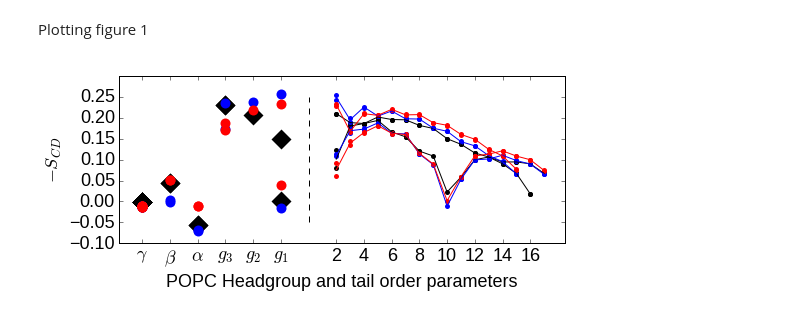
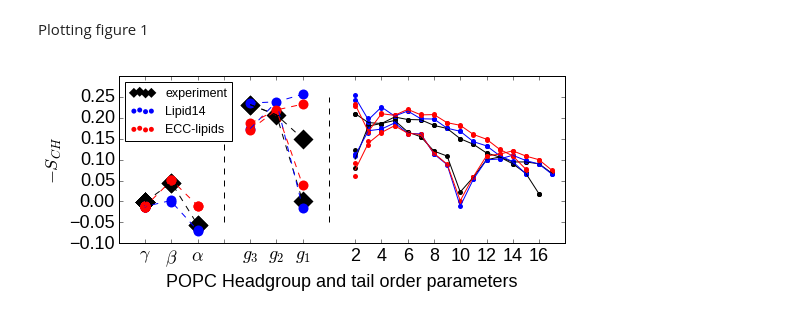
Before and after one commit to ohsOllila/NMRlipids_VI-NewIonModel, a Jupyter notebook: Fig/ipython_nb/Plot_OPs_ECCLipid17_q80_sig89.ipynb, the cells around one changed output. Cells and saved outputs as stored; diff of their text form; code cells hidden in the pictures.

Commit message:
Order parameters plot updated -- added connecting lines and separators

```diff
--- a/Fig/ipython_nb/Plot_OPs_ECCLipid17_q80_sig89.ipynb
+++ b/Fig/ipython_nb/Plot_OPs_ECCLipid17_q80_sig89.ipynb
@@ -26,7 +26,7 @@ for fname in fnames:
 # %%
 # define mapping for ordering of my OP labels
 def popc_order(s):
-    groups = ('gamma', 'beta', 'alpha', 'g3', 'g2', 'g1') #, 'palmitoyl', 'oleoyl')
+    groups = ('gamma', 'beta', 'alpha', '--space--', 'g3', 'g2', 'g1') #, 'palmitoyl', 'oleoyl')
     if not s.startswith(groups):
         return 2*len(groups)
     else:
@@ -39,7 +39,7 @@ ax_x_labels = refmodel.keys()
 ax_x_labels.sort()
 ax_x_labels = sorted(ax_x_labels, key=popc_order)
 
-xlabels = (r'$\gamma$', r'$\beta$', r'$\alpha$', r'$g_3$', r'$g_2$', r'$g_1$')
+xlabels = (r'$\gamma$', r'$\beta$', r'$\alpha$', '', r'$g_3$', r'$g_2$', r'$g_1$')
 # %% [markdown]
 Plotting figure 1
 # %%
@@ -53,7 +53,8 @@ matplotlib.rc('font', **font)
 fig, ax = plt.subplots(nrows=1, ncols=1, sharex="all", figsize=[8,3], dpi=200)
 # add some text for labels, title and axes ticks
 ax.set_xlabel(r'POPC Headgroup and tail order parameters')
-ax.set_ylabel(r'$-S_{CD}$')
+ax.set_ylabel(r'$-S_{CH}$')
+ax.set_xlim([-2,32])
 ax.set_ylim([-0.1,0.3])
 r1 = range(0, 2*len(xlabels), 2)
 r2 = range(2*len(xlabels)+2, 2*len(xlabels)+18, 2)
@@ -63,11 +64,14 @@ xlabelsl = list(xlabels)
 xlabelsl.extend(range(2, 18, 2))
 ax.set_xticklabels(xlabelsl, rotation=0)
 
-legends = ['experiment', 'Lipid14, TIP3p', r'ECC-lipids 17, OPC3', r'ECC-lipids 17, OPC4', r'ECC-lipids 17, SPC/E'] #, 'scaled Oxy. sigmas 0.90 0mM', 'scaled OCH headgr. sigmas 0.94 0mM',
+legends = ['experiment', 'Lipid14', r'ECC-lipids', r'ECC-lipids 17, OPC4', r'ECC-lipids 17, SPC/E'] #, 'scaled Oxy. sigmas 0.90 0mM', 'scaled OCH headgr. sigmas 0.94 0mM',
            #'scaled 0.75 Oxy. sigmas 0.90 0mM', 'scaled 0.75 Oxy. sigmas 0.90 0mM NpAT']
 colours = ['black', 'blue',  'red',  '#DE4578',  '#BB5487']  # zip() truncates the to the shortest list
 
 for (model, legend, colour) in zip(models, legends, colours):
+    choline_ops = []
+    glyc_ops_a = []
+    glyc_ops_b = []
     if "exper" in legend:
         point_marker = "D"
         point_size = 200
@@ -81,9 +85,20 @@ for (model, legend, colour) in zip(models, legends, colours):
             point_label = ""
         if label in model.keys() and not (label.startswith("ole") or label.startswith("palm")):
             ax.scatter(popc_order(label), -float(model[label].avg), marker=point_marker, c=colour, s=point_size, lw=0, label=point_label)
+            if label.startswith(('gamma', 'beta', 'alpha')):
+                choline_ops.append([popc_order(label), -float(model[label].avg)])
+            if label.startswith(('g3', 'g2', 'g1')):
+                if label.endswith('_1'):
+                    glyc_ops_a.append([popc_order(label), -float(model[label].avg)])
+                if label.endswith('_2') or label=='g2_1':
+                    glyc_ops_b.append([popc_order(label), -float(model[label].avg)])
         else:
             pass
             #print "Label {lab} not found in current model keys, model: {mod}".format(lab=label, mod=model)
+    for ops in [choline_ops, glyc_ops_a, glyc_ops_b]:
+        headgr_ops_temp = np.array(ops)
+        ax.plot(headgr_ops_temp[:,0], headgr_ops_temp[:,1], c=colour, lw=1.0, label=point_label, ls='dashed')
+
     tails={}
     tails_list={}
     for tail,chiral,i in itertools.product(['palmitoyl_C', 'oleoyl_C'], ['a', 'b'], range(2, 18)):
@@ -94,32 +109,36 @@ for (model, legend, colour) in zip(models, legends, colours):
             ax.scatter(popc_order(label)+i, -float(model[label].avg), marker=point_marker, c=colour, s=point_size, lw=0, label=point_label)
         except:
             pass
             #print "Label {lab} not found in current model keys, model: {mod}".format(lab=label, mod=model)
         if not tail in tails.keys():
             tails[tail] = {}
             tails_list[tail] = []
         if label in model.keys():
             if not i in tails[tail].keys():
                 tails[tail][i] = []
             try:
                 tails[tail][i].append(float(model[label].avg))
             except:
                 pass
                 #print "Label {lab} not found in current model keys, model: {mod}".format(lab=label, mod=model)
     for tail in tails.keys():
         for item in tails[tail].items():
             tails_list[tail].append([item[0], np.average(item[1])])
         tail_temp = np.array(tails_list[tail])
         try:
             ax.plot(tail_temp[:,0]+2*len(xlabels), -tail_temp[:,1], c=colour, lw=1.0, label=point_label)
         except:
             pass
 
+
+# choline-glycerol separator
+ax.vlines(len(xlabels)-1, -0.05, 0.25, linestyles='dashed')
+# glycerol-tails separator
 ax.vlines(2*len(xlabels), -0.05, 0.25, linestyles='dashed')
 
 
-#ax.legend(loc="upper left", markerscale=0.5, scatterpoints=4)
+ax.legend(loc="upper left", markerscale=0.5, scatterpoints=4, fontsize='x-small')
 plt.savefig("Order-parameters_exp-L14-ECCL17_q80_sig89.eps", dpi=200, bbox_inches='tight')
 plt.show()
 # %% [output]
-[figure, old version]
+[figure, new version]
```
Also changed, not shown: 2 other files.
